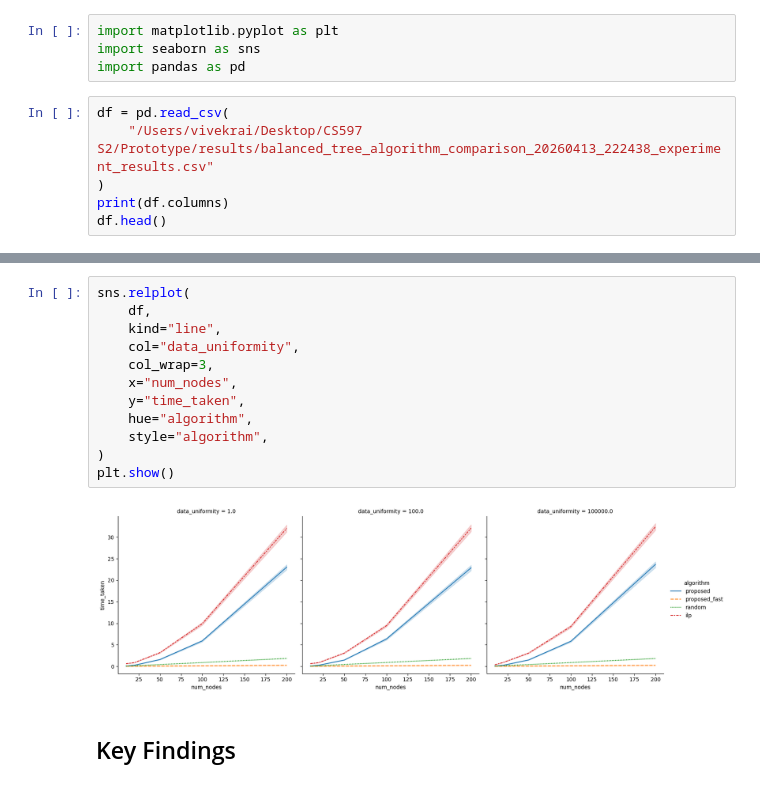
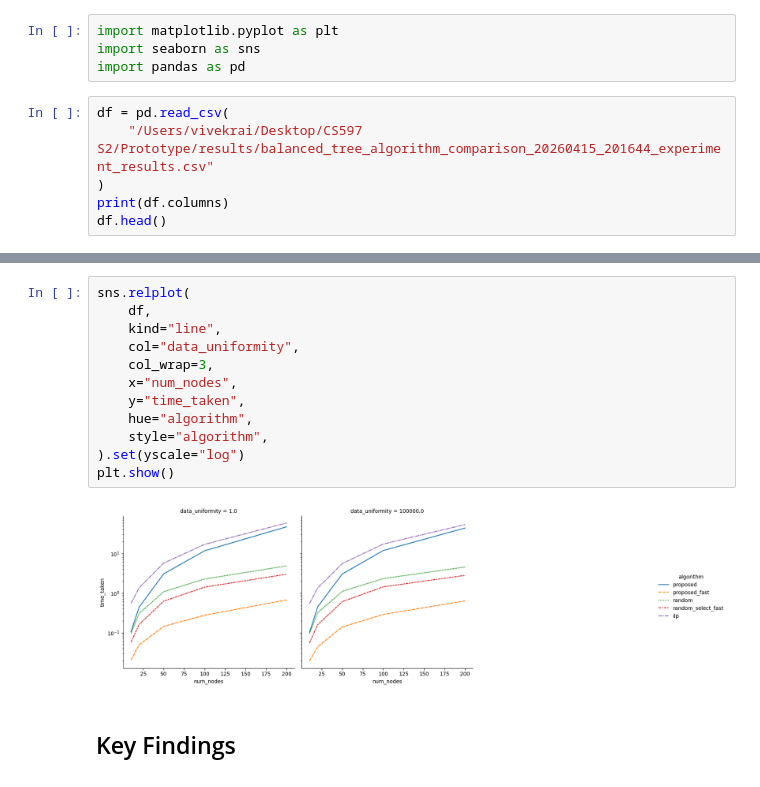
Before and after one commit to Odysseus707/research-project, a Jupyter notebook: Plotter.ipynb, the cells around one changed output, grey strips where cells are left out. Drawn from its saved outputs; the diff is of its cells as text.

```diff
--- a/Plotter.ipynb
+++ b/Plotter.ipynb
@@ -4,7 +4,7 @@ import seaborn as sns
 import pandas as pd
 # %%
 df = pd.read_csv(
-    "/Users/vivekrai/Desktop/CS597 S2/Prototype/results/balanced_tree_algorithm_comparison_20260413_222438_experiment_results.csv"
+    "/Users/vivekrai/Desktop/CS597 S2/Prototype/results/balanced_tree_algorithm_comparison_20260415_201644_experiment_results.csv"
 )
 print(df.columns)
 df.head()
@@ -60,17 +75,17 @@ plt.show()
 # %%
 sns.relplot(
     df,
     kind="line",
     col="data_uniformity",
     col_wrap=3,
     x="num_nodes",
     y="time_taken",
     hue="algorithm",
     style="algorithm",
-)
+).set(yscale="log")
 plt.show()
 # %% [output]
-[figure, old version]
+[figure, new version]
 # %% [markdown]
 ## Key Findings
 # %%
```
Also changed, not shown: parts of 5 cells of this notebook, 32 other files.
